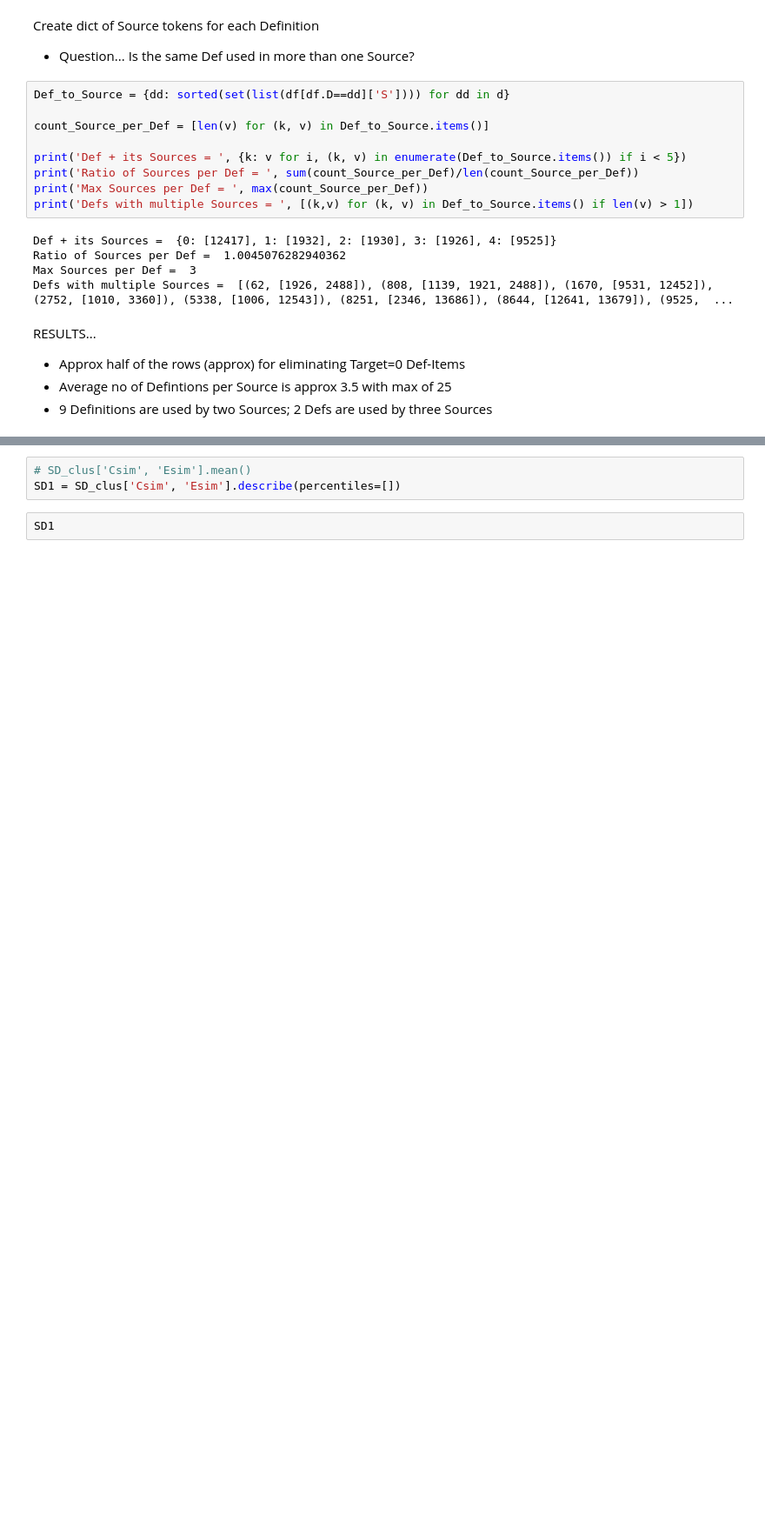
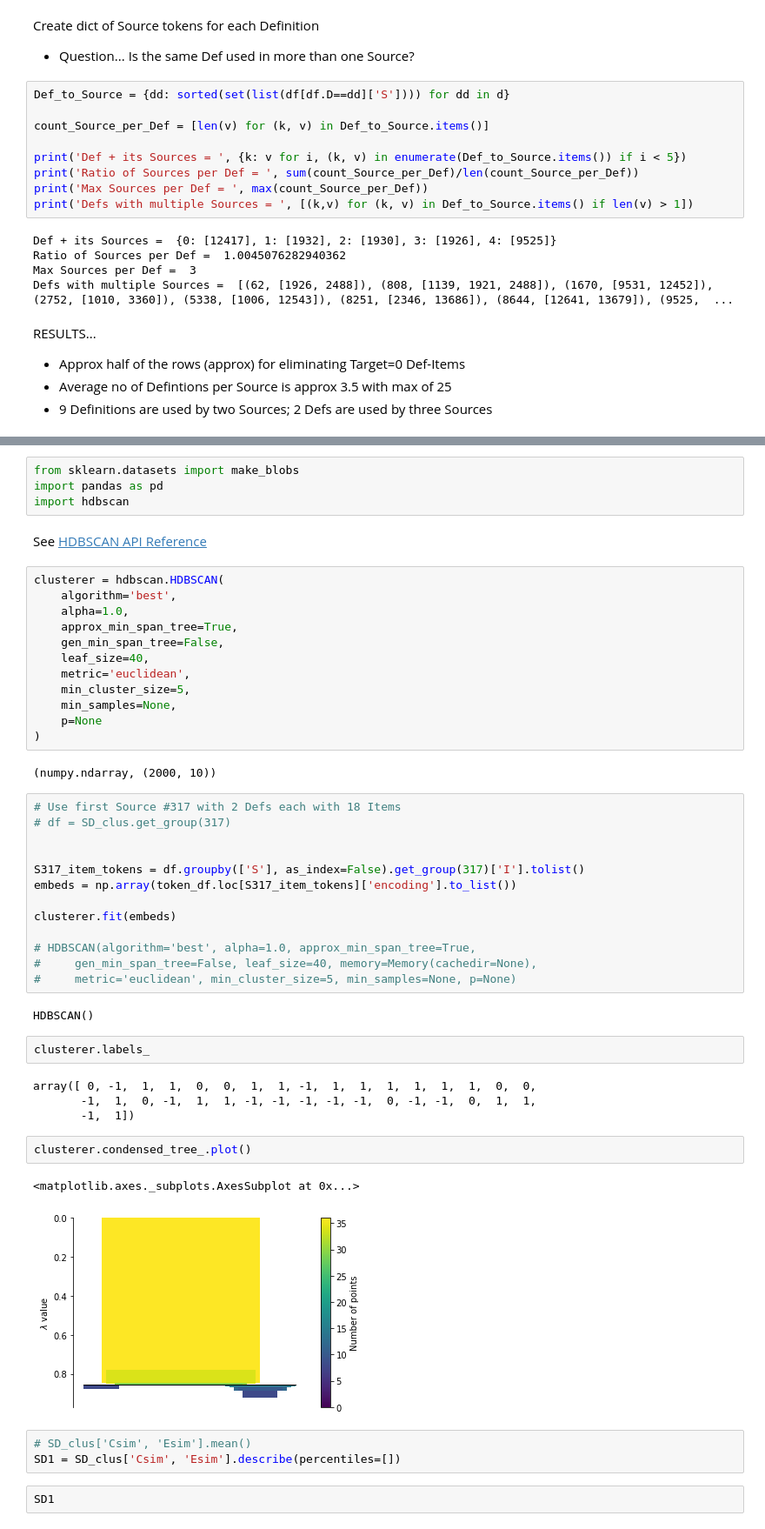
Before and after one commit to Hackathorn/CVA-SBERT, a Jupyter notebook: notebooks/CVA-SBERT-SDIclustering.ipynb, the cells around one changed output, grey strips where cells are left out. Shown at 87% size. Saved outputs shown, nothing was run; the diff lists cells and outputs as text; blank space fills up the shorter version.

```diff
--- a/notebooks/CVA-SBERT-SDIclustering.ipynb
+++ b/notebooks/CVA-SBERT-SDIclustering.ipynb
@@ -187,3 +227,49 @@ None
+# %%
+from sklearn.datasets import make_blobs
+import pandas as pd
+import hdbscan
+# %% [markdown]
+See [HDBSCAN API Reference](https://hdbscan.readthedocs.io/en/latest/api.html)
+# %%
+clusterer = hdbscan.HDBSCAN(
+    algorithm='best',
+    alpha=1.0,
+    approx_min_span_tree=True,
+    gen_min_span_tree=False,
+    leaf_size=40,
+    metric='euclidean',
+    min_cluster_size=5,
+    min_samples=None,
+    p=None
+)
+# %% [output]
+(numpy.ndarray, (2000, 10))
+# %%
+# Use first Source #317 with 2 Defs each with 18 Items
+# df = SD_clus.get_group(317)
+
+
+S317_item_tokens = df.groupby(['S'], as_index=False).get_group(317)['I'].tolist()
+embeds = np.array(token_df.loc[S317_item_tokens]['encoding'].to_list())
+
+clusterer.fit(embeds)
+
+# HDBSCAN(algorithm='best', alpha=1.0, approx_min_span_tree=True,
+#     gen_min_span_tree=False, leaf_size=40, memory=Memory(cachedir=None),
+#     metric='euclidean', min_cluster_size=5, min_samples=None, p=None)
+# %% [output]
+HDBSCAN()
+# %%
+clusterer.labels_
+# %% [output]
+array([ 0, -1,  1,  1,  0,  0,  1,  1, -1,  1,  1,  1,  1,  1,  1,  0,  0,
+       -1,  1,  0, -1,  1,  1, -1, -1, -1, -1, -1,  0, -1, -1,  0,  1,  1,
+       -1,  1])
+# %%
+clusterer.condensed_tree_.plot()
+# %% [output]
+<matplotlib.axes._subplots.AxesSubplot at 0x...>
+[figure, added]
 # %%
 # SD_clus['Csim', 'Esim'].mean()
 SD1 = SD_clus['Csim', 'Esim'].describe(percentiles=[])
```
Also changed, not shown: parts of 9 cells of this notebook.
